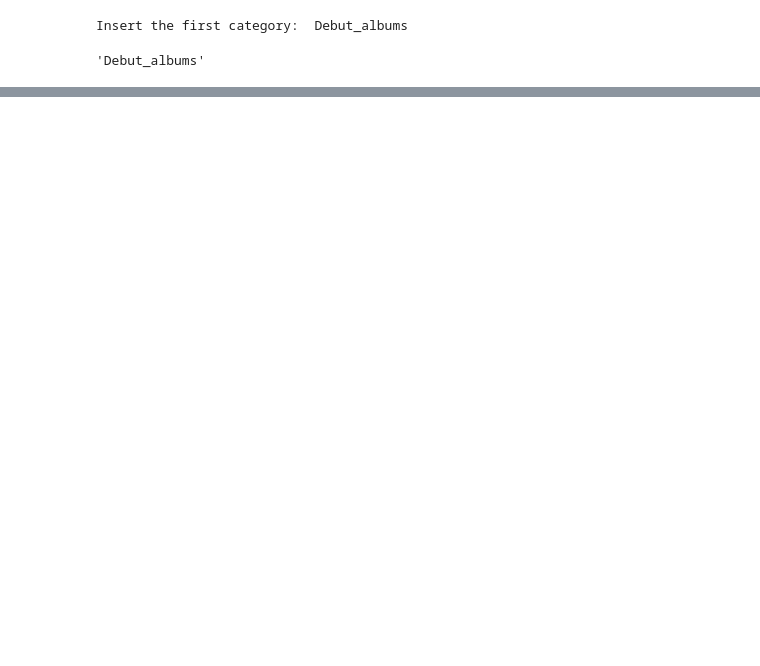
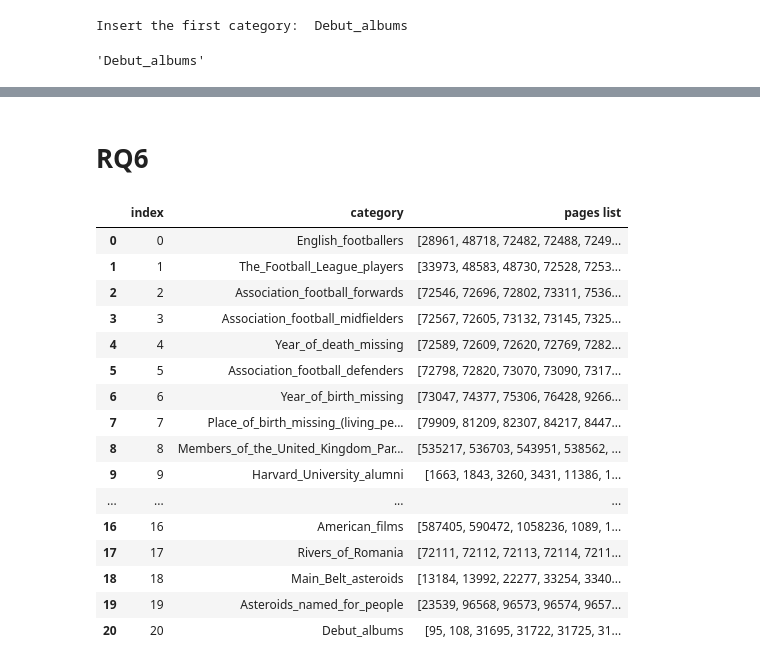
Before and after one commit to Jeremy98-alt/ADM-HW5, a Jupyter notebook: ADM-HW5.ipynb, the cells around one changed output, grey strips where cells are left out. Saved outputs shown, nothing was run; the diff lists cells and outputs as text; code cells hidden in the pictures; blank space fills up the shorter version.

Commit message:
update the main jupy notebook x2

```diff
--- a/ADM-HW5.ipynb
+++ b/ADM-HW5.ipynb
@@ -518,0 +317,2 @@ sum(nx.pagerank(new_G, alpha = 0.85).values())
+# %% [markdown]
+# RQ6
@@ -518,0 +321,21 @@ sum(nx.pagerank(new_G, alpha = 0.85).values())
+# %%
+new_categories=new_categories.reset_index()
+new_categories
+# %% [output]
+|  | index | category | pages list |
+| 0 | 0 | English_footballers | [28961, 48718, 72482, 72488, 7249... |
+| 1 | 1 | The_Football_League_players | [33973, 48583, 48730, 72528, 7253... |
+| 2 | 2 | Association_football_forwards | [72546, 72696, 72802, 73311, 7536... |
+| 3 | 3 | Association_football_midfielders | [72567, 72605, 73132, 73145, 7325... |
+| 4 | 4 | Year_of_death_missing | [72589, 72609, 72620, 72769, 7282... |
+| 5 | 5 | Association_football_defenders | [72798, 72820, 73070, 73090, 7317... |
+| 6 | 6 | Year_of_birth_missing | [73047, 74377, 75306, 76428, 9266... |
+| 7 | 7 | Place_of_birth_missing_(living_pe... | [79909, 81209, 82307, 84217, 8447... |
+| 8 | 8 | Members_of_the_United_Kingdom_Par... | [535217, 536703, 543951, 538562, ... |
+| 9 | 9 | Harvard_University_alumni | [1663, 1843, 3260, 3431, 11386, 1... |
+| ... | ... | ... | ... |
+| 16 | 16 | American_films | [587405, 590472, 1058236, 1089, 1... |
+| 17 | 17 | Rivers_of_Romania | [72111, 72112, 72113, 72114, 7211... |
+| 18 | 18 | Main_Belt_asteroids | [13184, 13992, 22277, 33254, 3340... |
+| 19 | 19 | Asteroids_named_for_people | [23539, 96568, 96573, 96574, 9657... |
+| 20 | 20 | Debut_albums | [95, 108, 31695, 31722, 31725, 31... |
```
Also changed, not shown: parts of 65 cells of this notebook.
